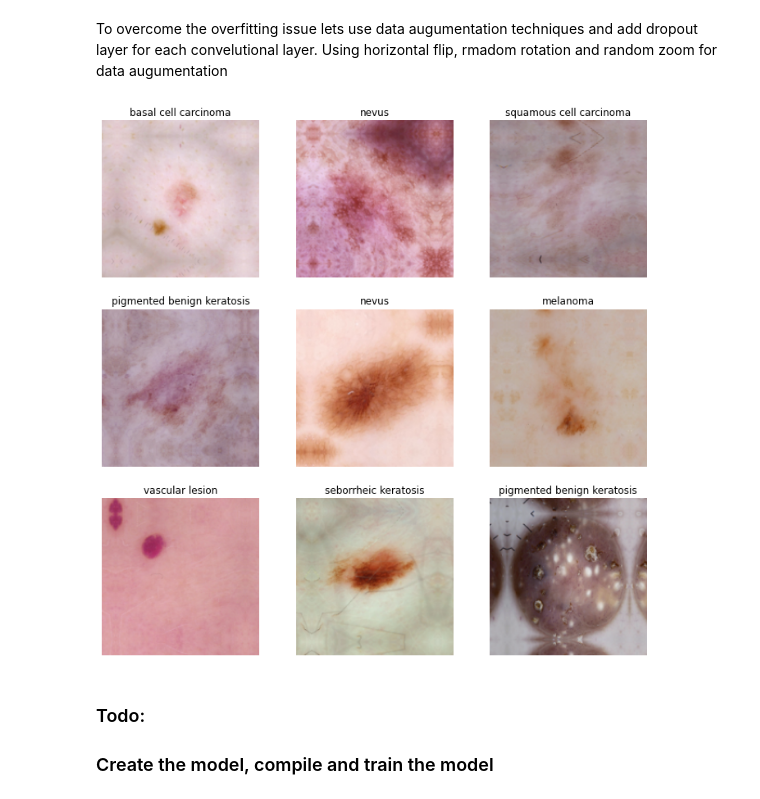
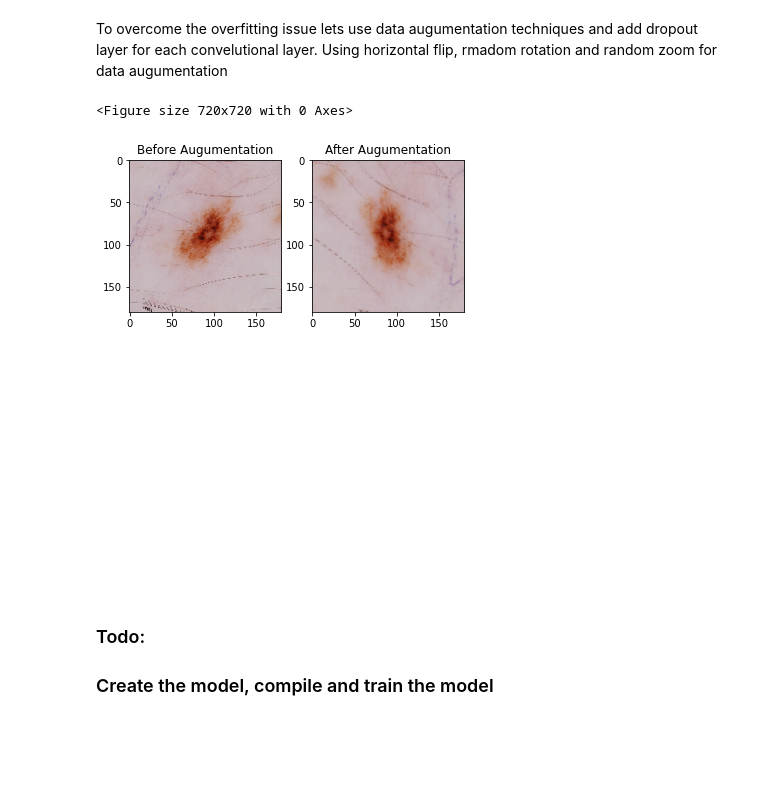
Before and after one commit to ashish0688/Melanoma-Detection-Assignment, a Jupyter notebook: Ashish_Kumar_Singh_nn.ipynb, the cells around one changed output. Cells and saved outputs as stored; diff of their text form; code cells hidden in the pictures; blank space fills up the shorter version.

```diff
--- a/Ashish_Kumar_Singh_nn.ipynb
+++ b/Ashish_Kumar_Singh_nn.ipynb
@@ -277,22 +277,27 @@ So with the above observations we can clearly say that model is overfitting.
 To overcome the overfitting issue lets use data augumentation techniques and add dropout layer for each convelutional layer. Using horizontal flip, rmadom rotation and random zoom for data augumentation
 # %%
 # Todo, after you have analysed the model fit history for presence of underfit or overfit, choose an appropriate data augumentation strategy.
-data_augument = keras.Sequential([
-                             layers.experimental.preprocessing.RandomFlip(mode="horizontal_and_vertical",input_shape=(img_height,img_width,3)),
-                             layers.experimental.preprocessing.RandomRotation(0.2, fill_mode='reflect'),
-                             layers.experimental.preprocessing.RandomZoom(height_factor=(0.2, 0.3), width_factor=(0.2, 0.3), fill_mode='reflect')
-])
+data_augumentation = keras.Sequential([
+    layers.experimental.preprocessing.RandomFlip("horizontal", input_shape=input_shape), # randomly flips images in horizantal
+    layers.experimental.preprocessing.RandomRotation(0.1),  # randomly rotates images
+    layers.experimental.preprocessing.RandomZoom(0.1) # randomly zooms images
+    ])
 # %%
 # Todo, visualize how your augmentation strategy works for one instance of training image.
-plt.figure(figsize=(12, 12))
+plt.figure(figsize=(10, 10))
 for images, labels in train_ds.take(1):
-    for i in range(9):
-        ax = plt.subplot(3, 3, i + 1)
-        plt.imshow(data_augument(images)[i].numpy().astype("uint8"))
-        plt.title(class_names[labels[i]])
-        plt.axis("off")
+    augumented_images = data_augumentation(images)
+    f, axarr = plt.subplots(1,2)
+    axarr[0].imshow(images[0].numpy().astype("uint8"))
+    axarr[0].title.set_text('Before Augumentation')
+    axarr[1].imshow(augumented_images[0].numpy().astype("uint8"))
+    axarr[1].title.set_text('After Augumentation')
+    plt.show()
+    plt.axis("off")
 # %% [output]
+<Figure size 720x720 with 0 Axes>
-[figure, old version]
+[figure, new version]
+[figure, added]
 # %% [markdown]
 ### Todo:
 ### Create the model, compile and train the model
```
